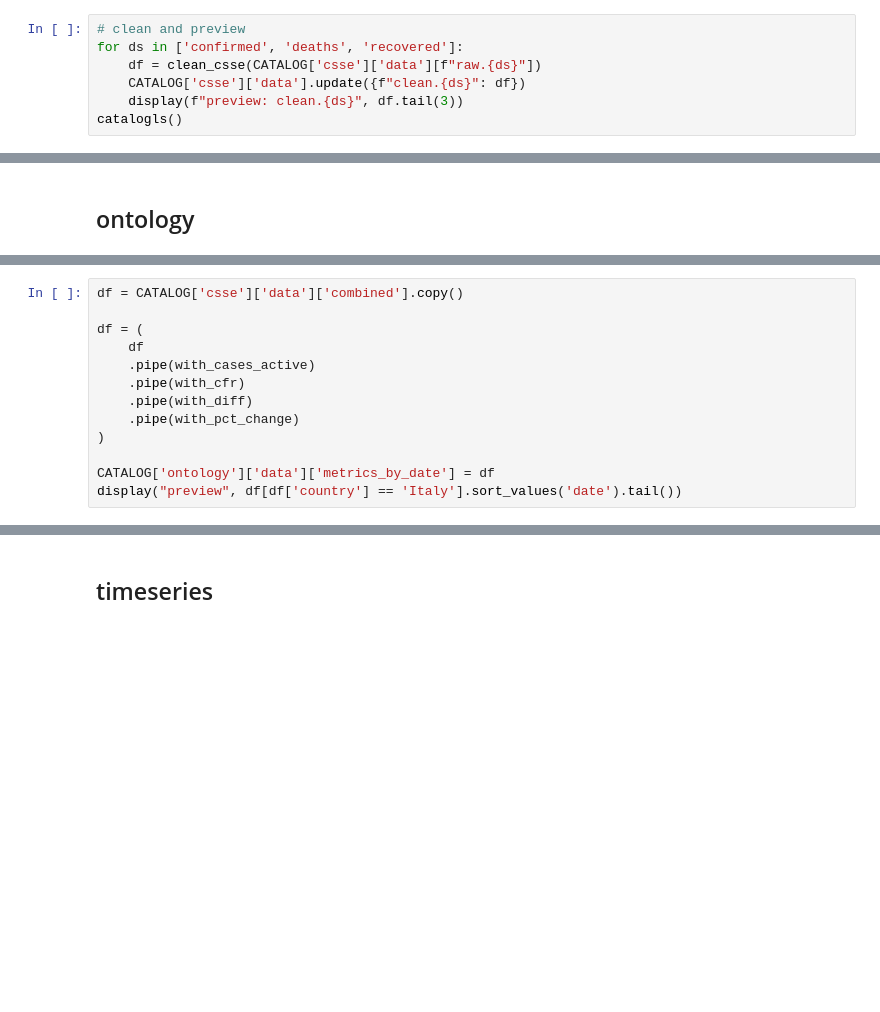
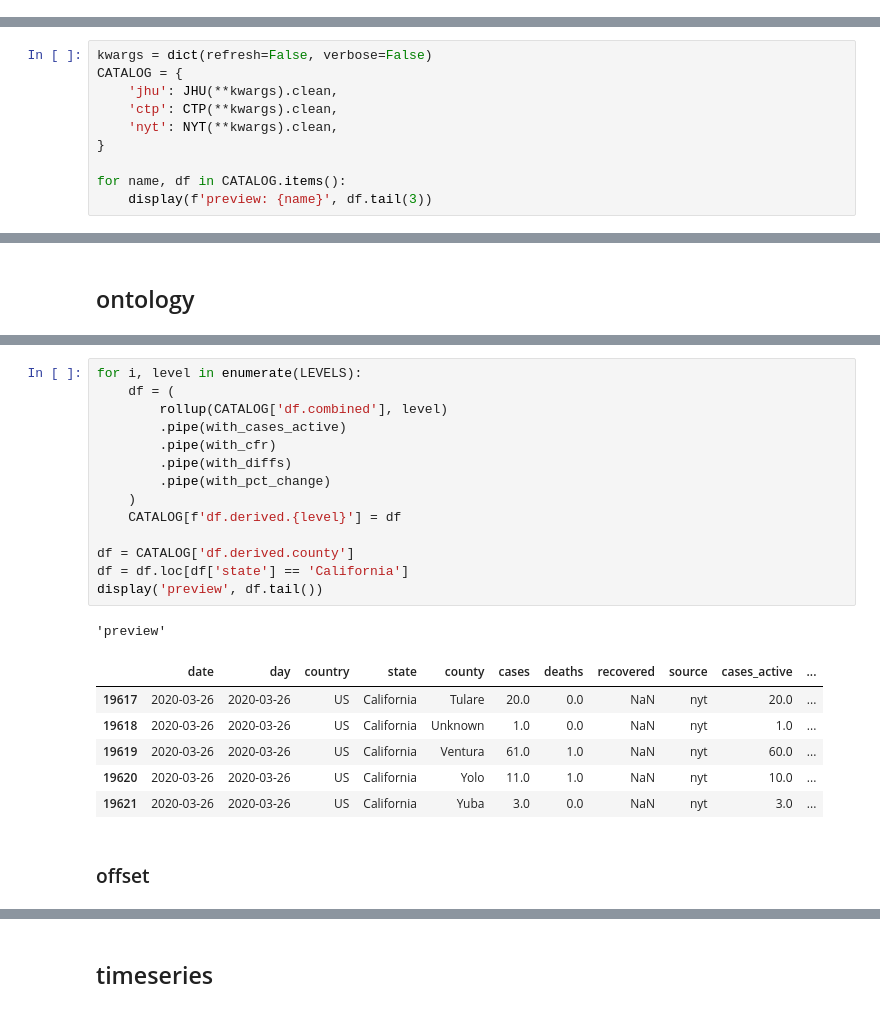
Before and after one commit to eferm/covid-19, a Jupyter notebook: notebooks/covid-19.ipynb, the cells around one changed output, grey strips where cells are left out. Drawn from its saved outputs; the diff is of its cells as text; blank space fills up the shorter version.

```diff
--- a/notebooks/covid-19.ipynb
+++ b/notebooks/covid-19.ipynb
@@ -241,7 +34,0 @@ def clean_csse(df):
-# %%
-# clean and preview
-for ds in ['confirmed', 'deaths', 'recovered']:
-    df = clean_csse(CATALOG['csse']['data'][f"raw.{ds}"])
-    CATALOG['csse']['data'].update({f"clean.{ds}": df})
-    display(f"preview: clean.{ds}", df.tail(3))
-catalogls()
@@ -372,0 +37,10 @@ display("preview", df.loc[df['state'] == 'Hubei'].head(10))
+# %%
+kwargs = dict(refresh=False, verbose=False)
+CATALOG = {
+    'jhu': JHU(**kwargs).clean,
+    'ctp': CTP(**kwargs).clean,
+    'nyt': NYT(**kwargs).clean,
+}
+
+for name, df in CATALOG.items():
+    display(f'preview: {name}', df.tail(3))
@@ -413,16 +189,3 @@ def with_pct_change(df):
         .pct_change()
     )
     return df
-# %%
-df = CATALOG['csse']['data']['combined'].copy()
-
-df = (
-    df
-    .pipe(with_cases_active)
-    .pipe(with_cfr)
-    .pipe(with_diff)
-    .pipe(with_pct_change)
-)
-
-CATALOG['ontology']['data']['metrics_by_date'] = df
-display("preview", df[df['country'] == 'Italy'].sort_values('date').tail())
@@ -590,0 +192,24 @@ display(
+# %%
+for i, level in enumerate(LEVELS):
+    df = (
+        rollup(CATALOG['df.combined'], level)
+        .pipe(with_cases_active)
+        .pipe(with_cfr)
+        .pipe(with_diffs)
+        .pipe(with_pct_change)
+    )
+    CATALOG[f'df.derived.{level}'] = df
+
+df = CATALOG['df.derived.county']
+df = df.loc[df['state'] == 'California']
+display('preview', df.tail())
+# %% [output]
+'preview'
+|  | date | day | country | state | county | cases | deaths | recovered | source | cases_active | ... |
+| 19617 | 2020-03-26 | 2020-03-26 | US | California | Tulare | 20.0 | 0.0 | NaN | nyt | 20.0 | ... |
+| 19618 | 2020-03-26 | 2020-03-26 | US | California | Unknown | 1.0 | 0.0 | NaN | nyt | 1.0 | ... |
+| 19619 | 2020-03-26 | 2020-03-26 | US | California | Ventura | 61.0 | 1.0 | NaN | nyt | 60.0 | ... |
+| 19620 | 2020-03-26 | 2020-03-26 | US | California | Yolo | 11.0 | 1.0 | NaN | nyt | 10.0 | ... |
+| 19621 | 2020-03-26 | 2020-03-26 | US | California | Yuba | 3.0 | 0.0 | NaN | nyt | 3.0 | ... |
+# %% [markdown]
+### offset
```
Also changed, not shown: parts of 35 cells of this notebook, 2 other files.
